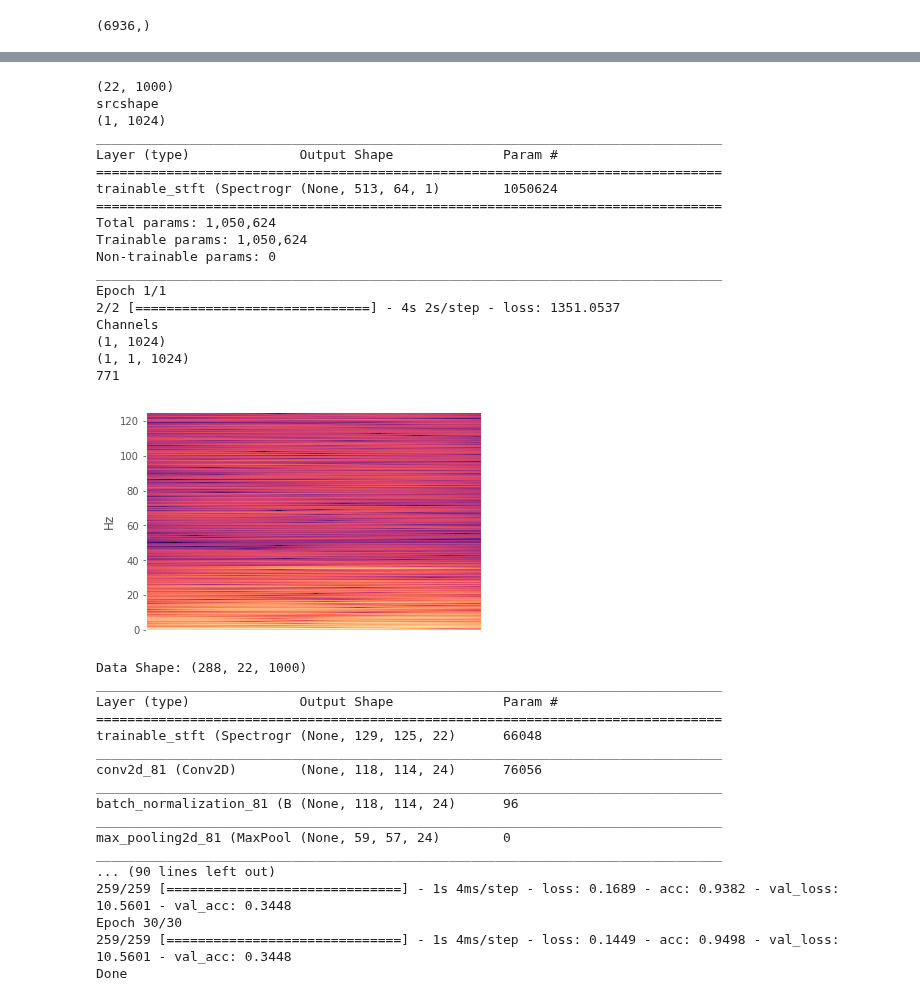
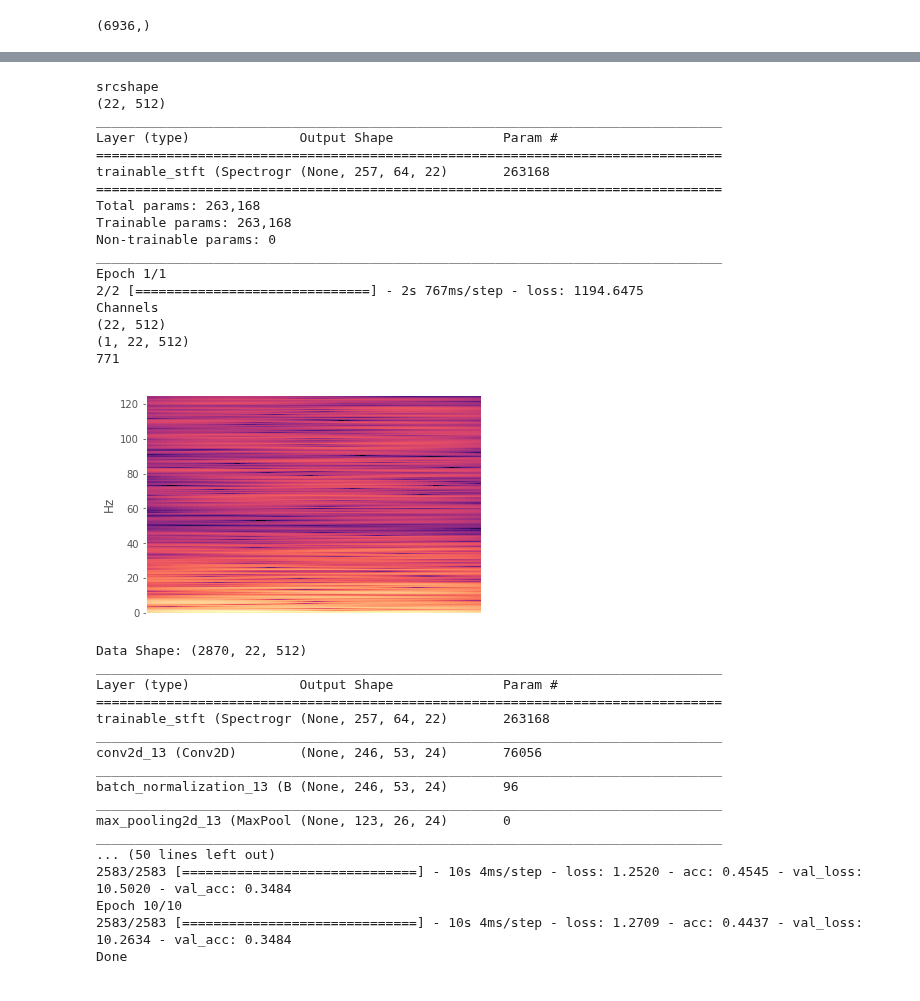
Before and after one commit to kunalpatel1793/Neural-Nets-Final-Project, a Jupyter notebook: KerasTestingSTFTCNN.ipynb, the cells around one changed output, grey strips where cells are left out. Saved outputs shown, nothing was run; the diff lists cells and outputs as text; code cells hidden in the pictures.

Commit message:
Added Data preprocessing and implemented in STFT

```diff
--- a/KerasTestingSTFTCNN.ipynb
+++ b/KerasTestingSTFTCNN.ipynb
@@ -56,9 +58,3 @@ print databuf.shape
 (288, 22, 24)
 (288, 22, 1000)
 (288, 22, 1024)
-# %%
-# Check min and max values
-print np.min(data)
-print np.max(data)
-data[np.isnan(data)] = 92.5
-print np.argwhere(np.isnan(data))
@@ -68,0 +61,6 @@ nan
+# %%
+# Check min and max values
+data = np.delete(data,56,0)
+labels = np.delete(labels,56,0)
+print data.shape
+print labels.shape
@@ -88,3 +89,18 @@ print labels_cata
  [ 1.  0.  0.  0.]
  [ 0.  1.  0.  0.]
  [ 1.  0.  0.  0.]]
+# %%
+#interwoven slicing
+windows = 10
+window_size = 512
+step = int(float(data.shape[2]-window_size)/float(windows-1))
+print step
+data_sliced = np.zeros([data.shape[0]*windows,data.shape[1],window_size])
+for t in range(data.shape[0]):
+    for w in range(windows):
+        data_slice = data[t,:,(w*step):window_size+(w*step)]
+        data_sliced[(t*windows)+w] = data_slice
+
+print data_sliced.shape
+labels_sliced  = np.repeat(labels_cata, windows,axis=0)
+print labels_sliced.shape
@@ -151,46 +171,45 @@ Kapre version: 0.1.3
 Sampling rate: 250 Hz
 # %%
 #Show the output of the model after STFT
-src = data[0]
-print src.shape
-src = np.random.random((1, SR * 3))
-src = databuf[0,0,:]
-src = src[np.newaxis, :]
+src = data_sliced[0]
+#src = databuf[0,0,:]
+#src = src[np.newaxis, :]
 print "srcshape"
 print src.shape
 model = Sequential()
-model.add(Spectrogram(n_dft=1024, n_hop=16, input_shape=src.shape,
+model.add(Spectrogram(n_dft=512, n_hop=8, input_shape=src.shape,
           return_decibel_spectrogram=True, power_spectrogram=2.0,
           trainable_kernel=True, name='trainable_stft'))
 
 check_model(model)
 visualise_model(model, src)
 print labels[1]
 # %% [output]
-(22, 1000)
 srcshape
-(1, 1024)
+(22, 512)
 ________________________________________________________________________________
 Layer (type)              Output Shape              Param #
 ================================================================================
-trainable_stft (Spectrogr (None, 513, 64, 1)        1050624
+trainable_stft (Spectrogr (None, 257, 64, 22)       263168
 ================================================================================
-Total params: 1,050,624
-Trainable params: 1,050,624
+Total params: 263,168
+Trainable params: 263,168
 Non-trainable params: 0
 ________________________________________________________________________________
 Epoch 1/1
-2/2 [==============================] - 4s 2s/step - loss: 1351.0537
+2/2 [==============================] - 2s 767ms/step - loss: 1194.6475
 Channels
-(1, 1024)
-(1, 1, 1024)
+(22, 512)
+(1, 22, 512)
 771
-[figure, old version]
+[figure, new version]
 # %%
 #STFT Model
-print "Data Shape: {}".format(data.shape)
+input_data = data_sliced
+target_labels = labels_sliced
+print "Data Shape: {}".format(input_data.shape)
 model = Sequential()
-model.add(Spectrogram(n_dft=256, n_hop=8, input_shape=data[0].shape,
+model.add(Spectrogram(n_dft=512, n_hop=8, input_shape=input_data[0].shape,
           return_decibel_spectrogram=True, power_spectrogram=2.0,
           trainable_kernel=True, name='trainable_stft'))
 model.add(Convolution2D(24,(12, 12)))
@@ -217,25 +236,25 @@ model.add(Dense(4, activation='softmax'))
 model.summary(line_length=80, positions=[.33, .65, .8, 1.])
 
 model.compile(loss='categorical_crossentropy',optimizer='adam',metrics=['accuracy'])
-model.fit(data, labels_cata, nb_epoch=30, batch_size=20, validation_split=0.1)
+model.fit(input_data, target_labels, nb_epoch=10, batch_size=100, validation_split=0.1)
 #model.fit(data, labels_cata, nb_epoch=1)
 
 print "Done"
 # %% [output]
-Data Shape: (288, 22, 1000)
+Data Shape: (2870, 22, 512)
 ________________________________________________________________________________
 Layer (type)              Output Shape              Param #
 ================================================================================
-trainable_stft (Spectrogr (None, 129, 125, 22)      66048
+trainable_stft (Spectrogr (None, 257, 64, 22)       263168
 ________________________________________________________________________________
-conv2d_81 (Conv2D)        (None, 118, 114, 24)      76056
+conv2d_13 (Conv2D)        (None, 246, 53, 24)       76056
 ________________________________________________________________________________
-batch_normalization_81 (B (None, 118, 114, 24)      96
+batch_normalization_13 (B (None, 246, 53, 24)       96
 ________________________________________________________________________________
-max_pooling2d_81 (MaxPool (None, 59, 57, 24)        0
+max_pooling2d_13 (MaxPool (None, 123, 26, 24)       0
 ________________________________________________________________________________
-... (90 lines left out)
-259/259 [==============================] - 1s 4ms/step - loss: 0.1689 - acc: 0.9382 - val_loss: 10.5601 - val_acc: 0.3448
-Epoch 30/30
-259/259 [==============================] - 1s 4ms/step - loss: 0.1449 - acc: 0.9498 - val_loss: 10.5601 - val_acc: 0.3448
+... (50 lines left out)
+2583/2583 [==============================] - 10s 4ms/step - loss: 1.2520 - acc: 0.4545 - val_loss: 10.5020 - val_acc: 0.3484
+Epoch 10/10
+2583/2583 [==============================] - 10s 4ms/step - loss: 1.2709 - acc: 0.4437 - val_loss: 10.2634 - val_acc: 0.3484
 Done
```
Also changed, not shown: parts of 6 cells of this notebook, 1 other file.
